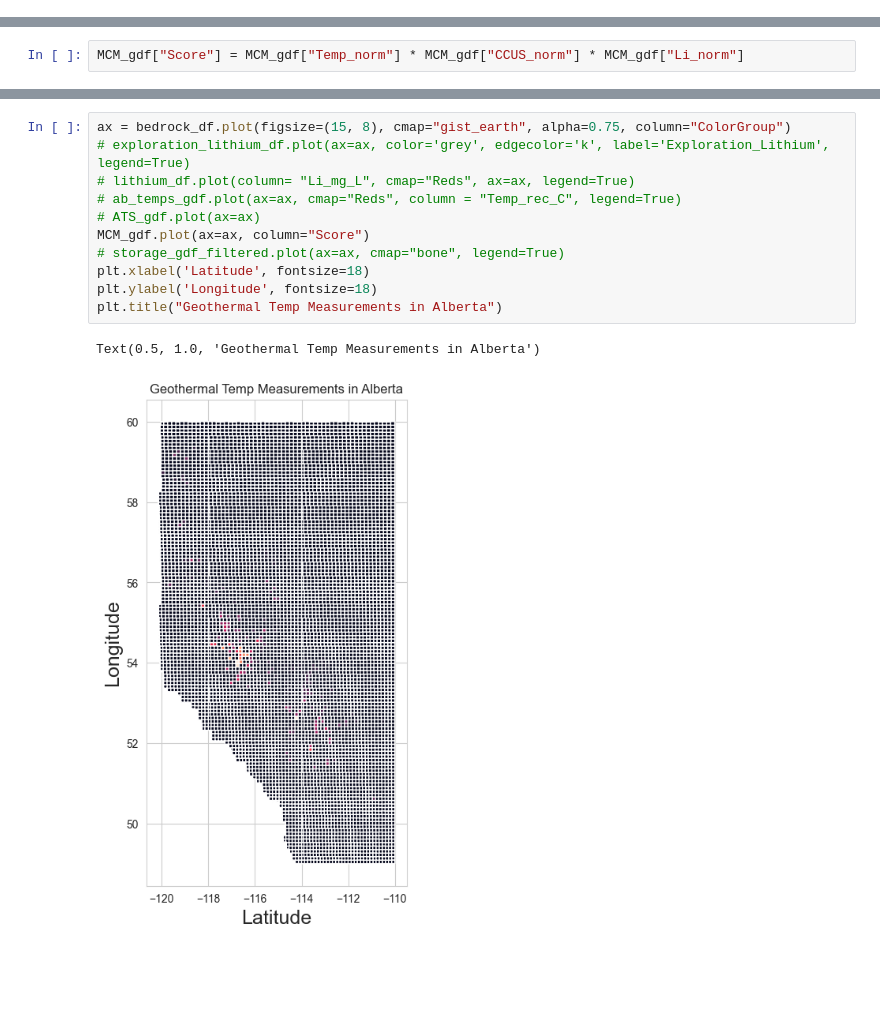
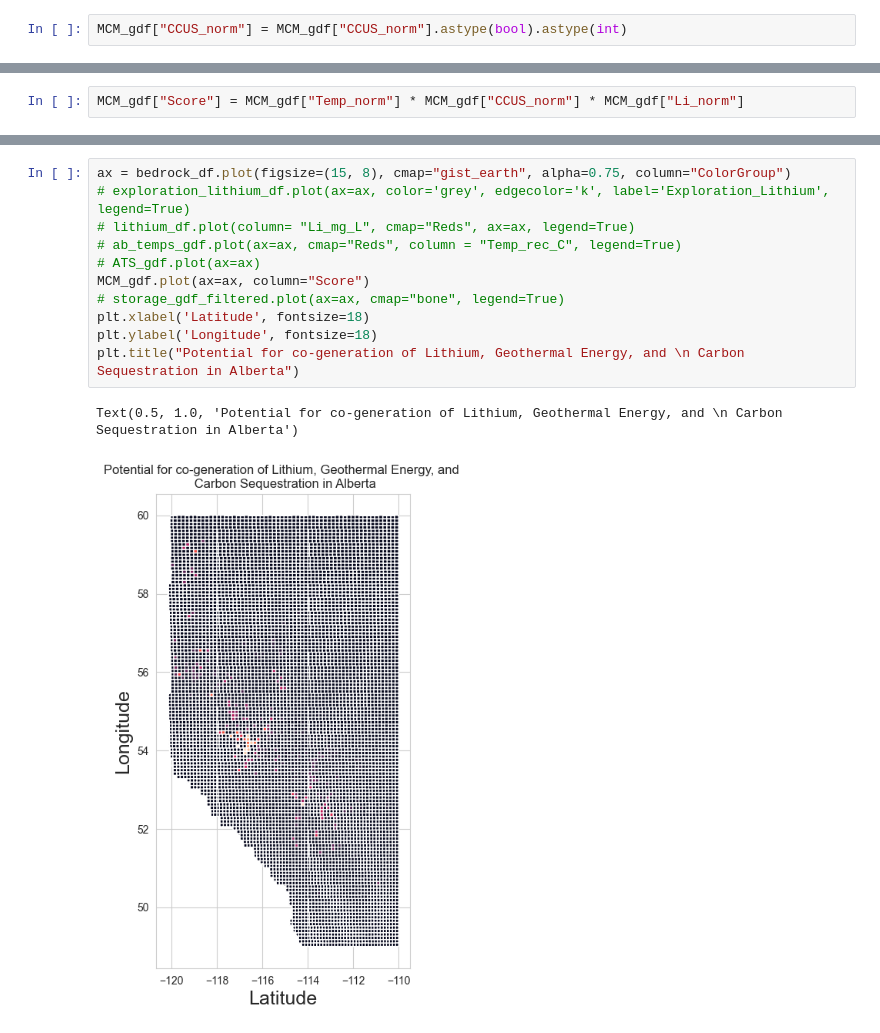
Before and after one commit to katherinewest/2024-redevelop, a Jupyter notebook: main.ipynb, the cells around one changed output, grey strips where cells are left out. Drawn from its saved outputs; the diff is of its cells as text; blank space fills up the shorter version.

```diff
--- a/main.ipynb
+++ b/main.ipynb
@@ -509,3 +511,5 @@ MCM_gdf
 | 7252 | 506019 | 019065 | 5 | 6 | 19 | TWP-019 RGE-06 MER-5 | 506019 | POLYGON ((-114.69384 50.65916, -1... | 0.00 | 0.000000 | ... |
 | 7253 | 506023 | 023065 | 5 | 6 | 23 | TWP-023 RGE-06 MER-5 | 506023 | POLYGON ((-114.69941 50.92141, -1... | 0.00 | 61.641667 | ... |
 7254 rows × 14 columns
+# %%
+MCM_gdf["CCUS_norm"] = MCM_gdf["CCUS_norm"].astype(bool).astype(int)
@@ -530,14 +550,14 @@ MCM_gdf.sort_values(by="Score", ascending=False)
 # %%
 ax = bedrock_df.plot(figsize=(15, 8), cmap="gist_earth", alpha=0.75, column="ColorGroup")
 # exploration_lithium_df.plot(ax=ax, color='grey', edgecolor='k', label='Exploration_Lithium', legend=True)
 # lithium_df.plot(column= "Li_mg_L", cmap="Reds", ax=ax, legend=True)
 # ab_temps_gdf.plot(ax=ax, cmap="Reds", column = "Temp_rec_C", legend=True)
 # ATS_gdf.plot(ax=ax)
 MCM_gdf.plot(ax=ax, column="Score")
 # storage_gdf_filtered.plot(ax=ax, cmap="bone", legend=True)
 plt.xlabel('Latitude', fontsize=18)
 plt.ylabel('Longitude', fontsize=18)
-plt.title("Geothermal Temp Measurements in Alberta")
+plt.title("Potential for co-generation of Lithium, Geothermal Energy, and \n Carbon Sequestration in Alberta")
 # %% [output]
-Text(0.5, 1.0, 'Geothermal Temp Measurements in Alberta')
+Text(0.5, 1.0, 'Potential for co-generation of Lithium, Geothermal Energy, and \n Carbon Sequestration in Alberta')
-[figure, old version]
+[figure, new version]
```
Also changed, not shown: parts of 3 cells of this notebook.
